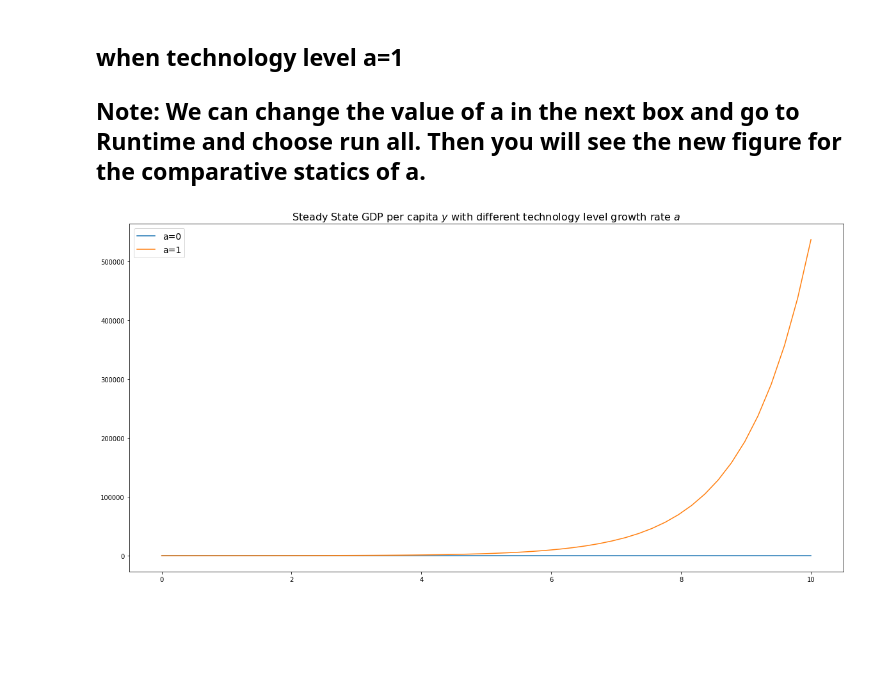
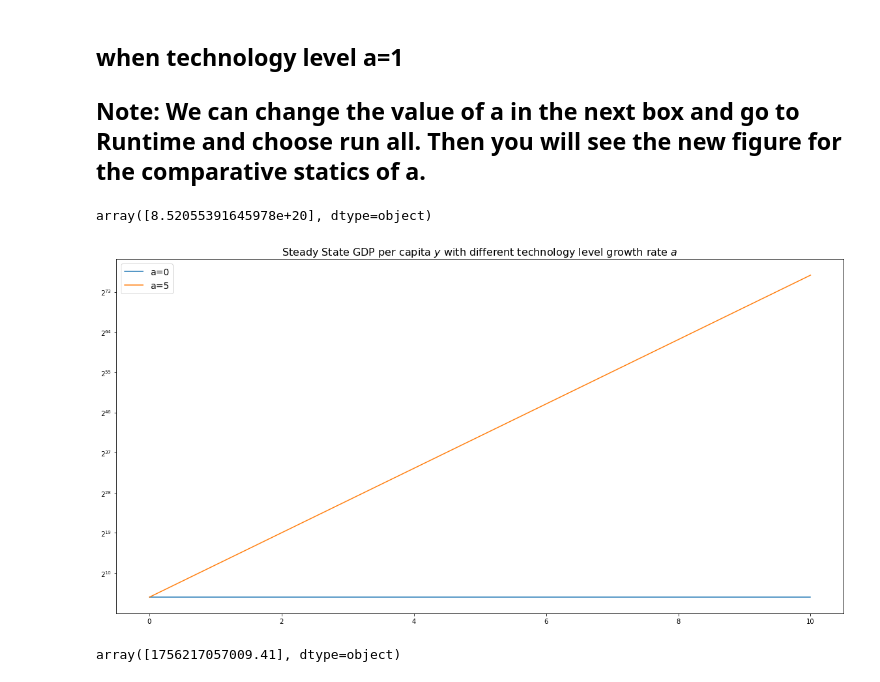
Before and after one commit to shixyqd/DKU_Econ204, a Jupyter notebook: Xinyi_Shi_Econ_204_EconomicGrowth_Tuesday_ipynb”.ipynb, the cells around one changed output. Drawn from its saved outputs; the diff is of its cells as text; code cells hidden in the pictures; blank space fills up the shorter version.

```diff
--- a/Xinyi_Shi_Econ_204_EconomicGrowth_Tuesday_ipynb”.ipynb
+++ b/Xinyi_Shi_Econ_204_EconomicGrowth_Tuesday_ipynb”.ipynb
@@ -21,7 +21,7 @@ s = 0.5
 delta = 0.1
 n=2
 A=10
-L0=100
+L0=500
 K0=100
 # %%
 k0=K0/L0
@@ -204,14 +203,23 @@ a=1
 # %%
 t = np.linspace(0, 10)
 y2 =y(t)
+# %%
+y(9)
+# %% [output]
+array([8.52055391645978e+20], dtype=object)
 # %%
 ### plot the function
 import matplotlib.pyplot as plt
 fig= plt.figure(figsize=(20,10))
 plt.plot(t,y1,label='a=0')
-plt.plot(t,y2,label="a=1")
+plt.plot(t,y2,label="a=5")
+plt.yscale('log',basey=2)
 plt.legend (fontsize=14)
 plt.title("Steady State GDP per capita $y$ with different technology level growth rate $a$",fontsize=16)
 plt.show()
 # %% [output]
-[figure, old version]
+[figure, new version]
+# %%
+y(5)
+# %% [output]
+array([1756217057009.41], dtype=object)
```
Also changed, not shown: parts of 10 cells of this notebook.
